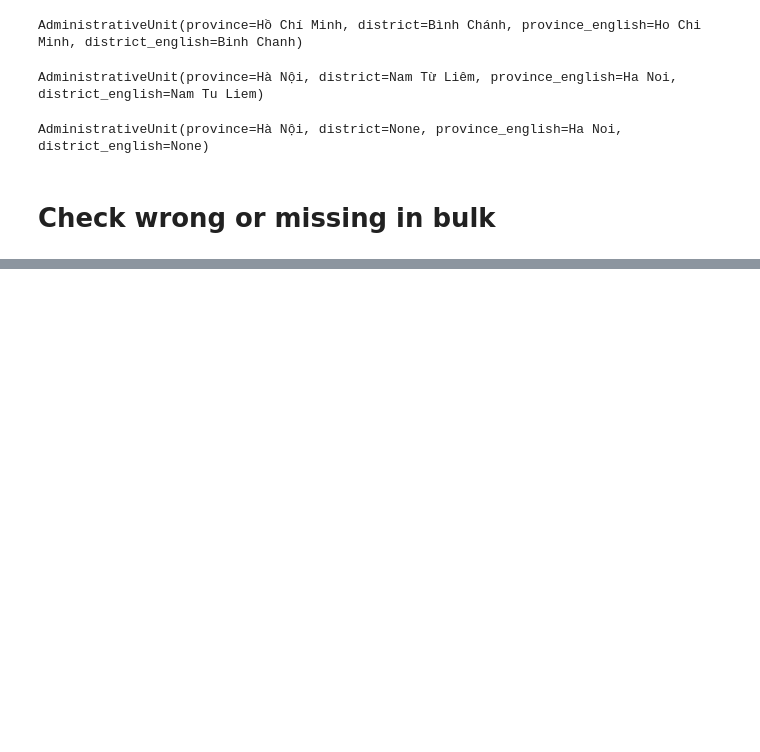
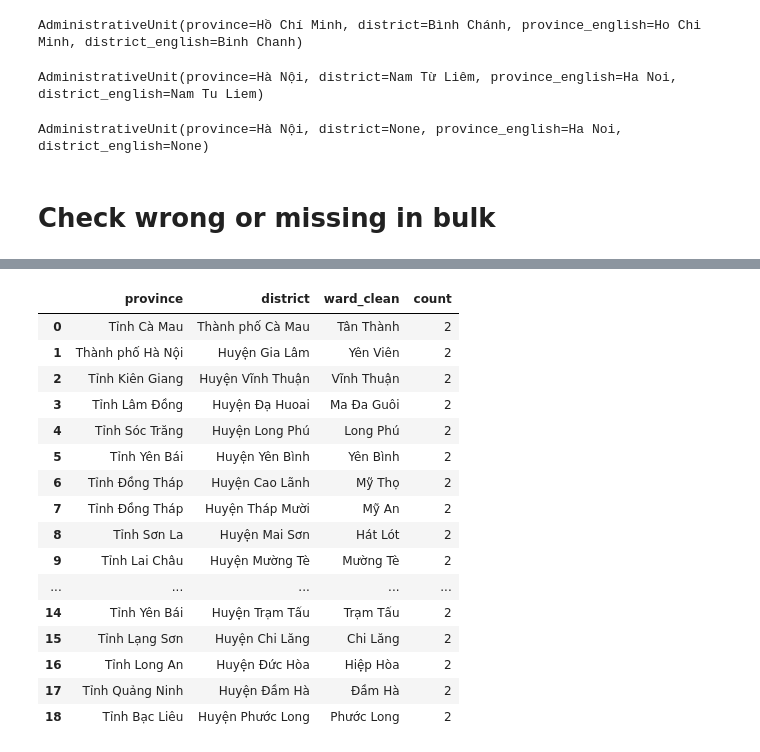
Before and after one commit to tranngocminhhieu/vietnam-administrative-units, a Jupyter notebook: notebook/module_tesing.ipynb, the cells around one changed output, grey strips where cells are left out. Saved outputs shown, nothing was run; the diff lists cells and outputs as text; code cells hidden in the pictures; blank space fills up the shorter version.

```diff
--- a/notebook/module_tesing.ipynb
+++ b/notebook/module_tesing.ipynb
@@ -71,0 +106,20 @@ AdministrativeUnit(province=Hồ Chí Minh, district=Củ Chi, province_english=
+# %%
+df_duplicated_wards
+# %% [output]
+|  | province | district | ward_clean | count |
+| 0 | Tỉnh Cà Mau | Thành phố Cà Mau | Tân Thành | 2 |
+| 1 | Thành phố Hà Nội | Huyện Gia Lâm | Yên Viên | 2 |
+| 2 | Tỉnh Kiên Giang | Huyện Vĩnh Thuận | Vĩnh Thuận | 2 |
+| 3 | Tỉnh Lâm Đồng | Huyện Đạ Huoai | Ma Đa Guôi | 2 |
+| 4 | Tỉnh Sóc Trăng | Huyện Long Phú | Long Phú | 2 |
+| 5 | Tỉnh Yên Bái | Huyện Yên Bình | Yên Bình | 2 |
+| 6 | Tỉnh Đồng Tháp | Huyện Cao Lãnh | Mỹ Thọ | 2 |
+| 7 | Tỉnh Đồng Tháp | Huyện Tháp Mười | Mỹ An | 2 |
+| 8 | Tỉnh Sơn La | Huyện Mai Sơn | Hát Lót | 2 |
+| 9 | Tỉnh Lai Châu | Huyện Mường Tè | Mường Tè | 2 |
+| ... | ... | ... | ... | ... |
+| 14 | Tỉnh Yên Bái | Huyện Trạm Tấu | Trạm Tấu | 2 |
+| 15 | Tỉnh Lạng Sơn | Huyện Chi Lăng | Chi Lăng | 2 |
+| 16 | Tỉnh Long An | Huyện Đức Hòa | Hiệp Hòa | 2 |
+| 17 | Tỉnh Quảng Ninh | Huyện Đầm Hà | Đầm Hà | 2 |
+| 18 | Tỉnh Bạc Liêu | Huyện Phước Long | Phước Long | 2 |
```
Also changed, not shown: parts of 16 cells of this notebook, 6 other files.
